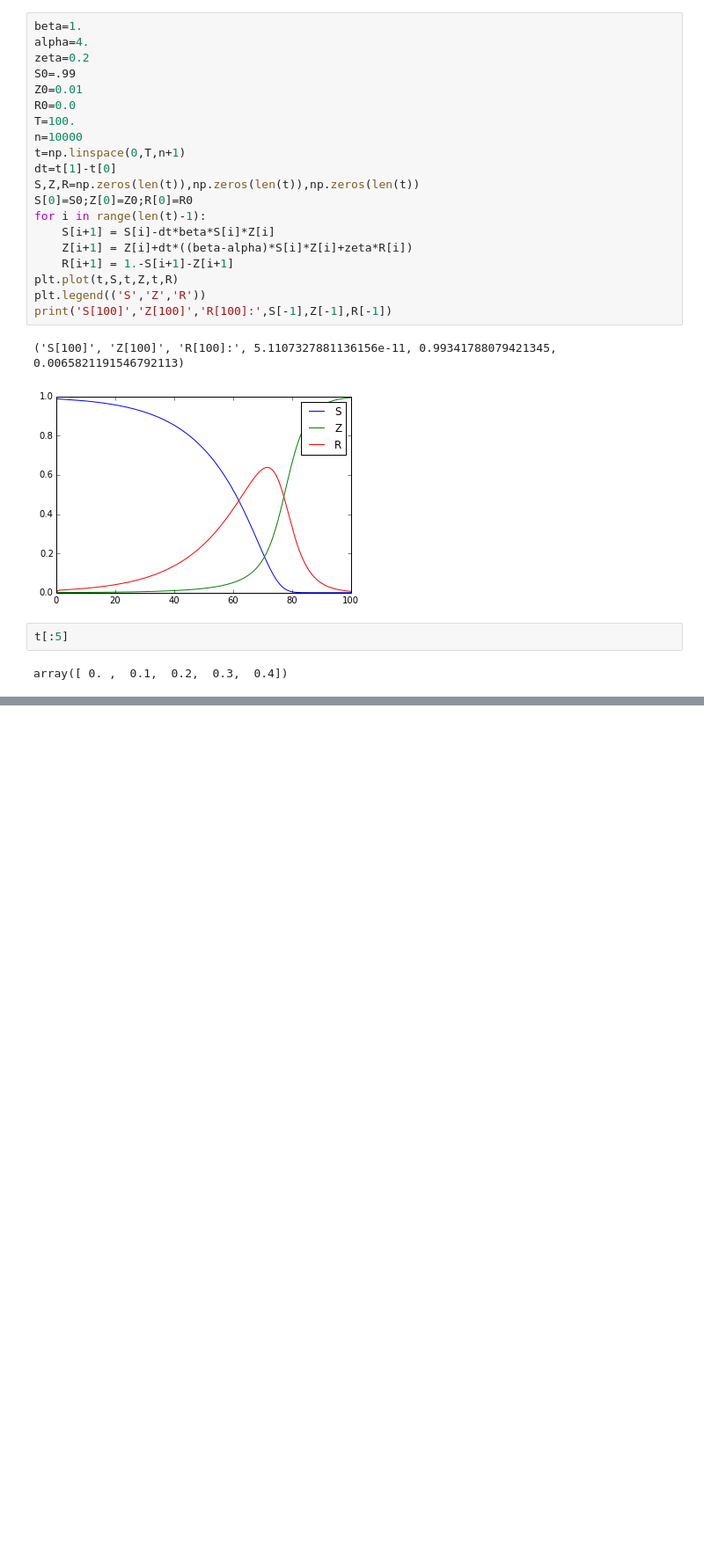
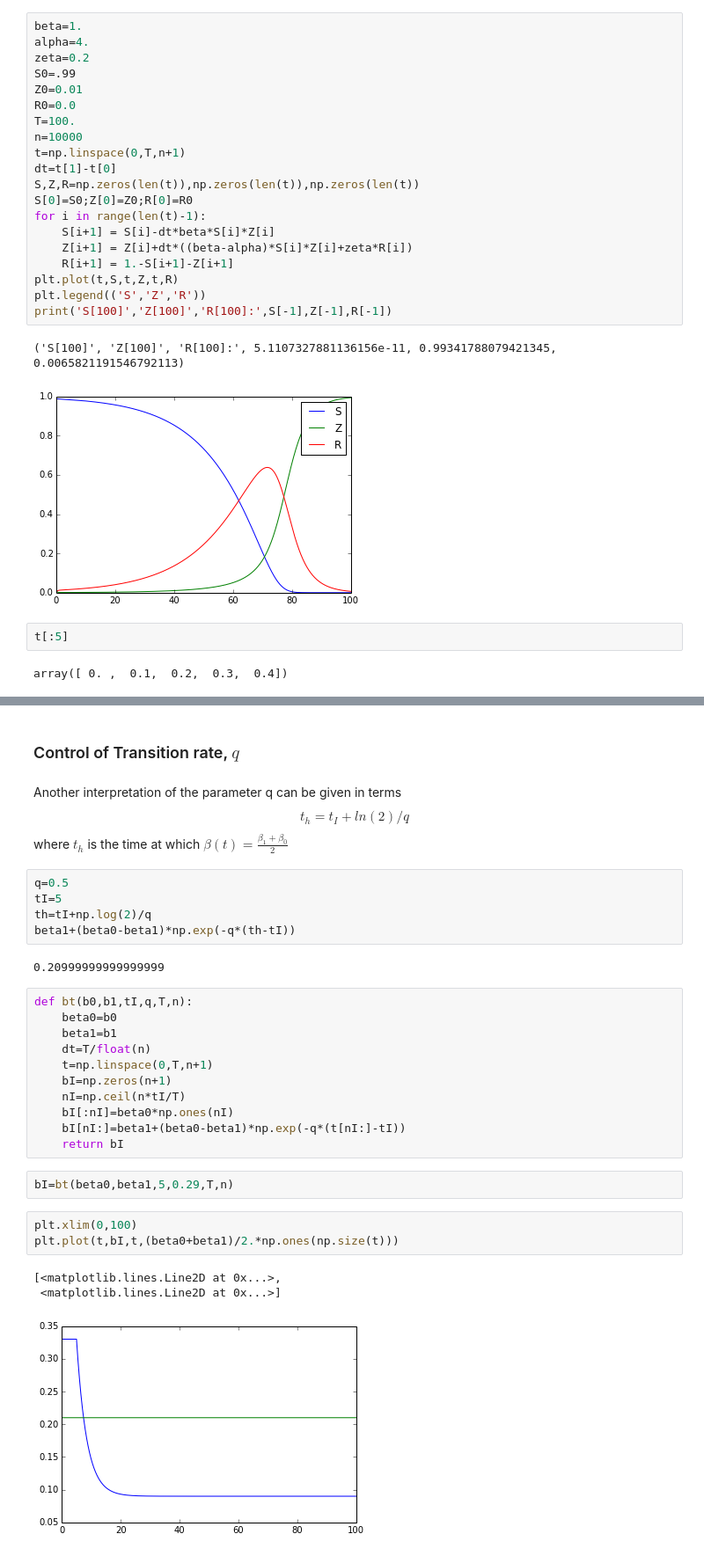
Before and after one commit to cchuang2009/math2014, a Jupyter notebook: 14/SIR.ipynb, the cells around one changed output, grey strips where cells are left out. Shown at 88% size. Cells and saved outputs as stored; diff of their text form; blank space fills up the shorter version.

```diff
--- a/14/SIR.ipynb
+++ b/14/SIR.ipynb
@@ -331,0 +425,33 @@ array([ 0. ,  0.1,  0.2,  0.3,  0.4])
+# %% [markdown]
+### Control of Transition rate, $q$
+# %% [markdown]
+ Another interpretation of the parameter q can be given in terms
+ $$t_h=t_I+ln(2)/q$$
+ where $t_h$ is the time at which $\beta(t)=\frac{\beta_1+\beta_0}{2}$
+# %%
+q=0.5
+tI=5
+th=tI+np.log(2)/q
+beta1+(beta0-beta1)*np.exp(-q*(th-tI))
+# %% [output]
+0.20999999999999999
+# %%
+def bt(b0,b1,tI,q,T,n):
+    beta0=b0
+    beta1=b1
+    dt=T/float(n)
+    t=np.linspace(0,T,n+1)
+    bI=np.zeros(n+1)
+    nI=np.ceil(n*tI/T)
+    bI[:nI]=beta0*np.ones(nI)
+    bI[nI:]=beta1+(beta0-beta1)*np.exp(-q*(t[nI:]-tI))
+    return bI
+# %%
+bI=bt(beta0,beta1,5,0.29,T,n)
+# %%
+plt.xlim(0,100)
+plt.plot(t,bI,t,(beta0+beta1)/2.*np.ones(np.size(t)))
+# %% [output]
+[<matplotlib.lines.Line2D at 0x...>,
+ <matplotlib.lines.Line2D at 0x...>]
+[figure, added]
```
Also changed, not shown: parts of 57 cells of this notebook.
